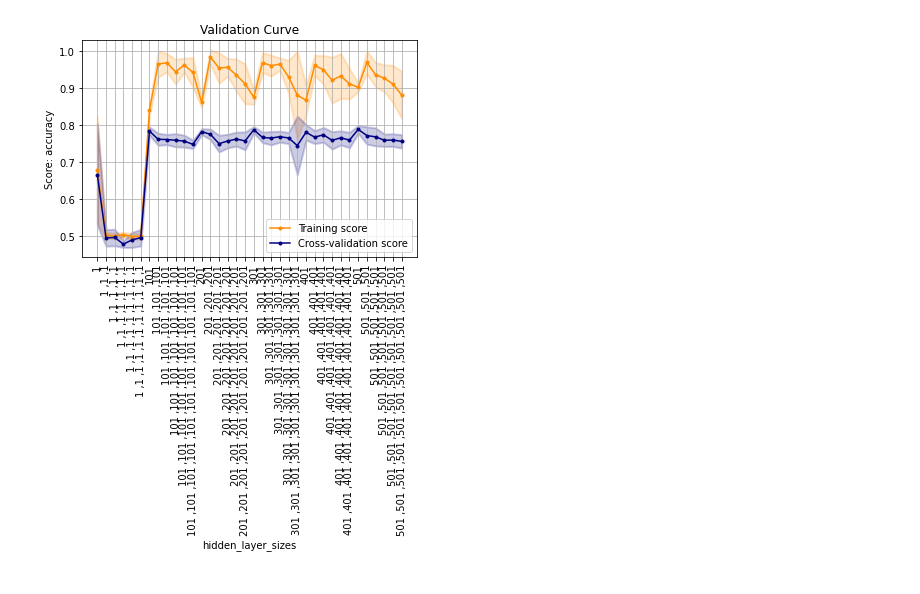
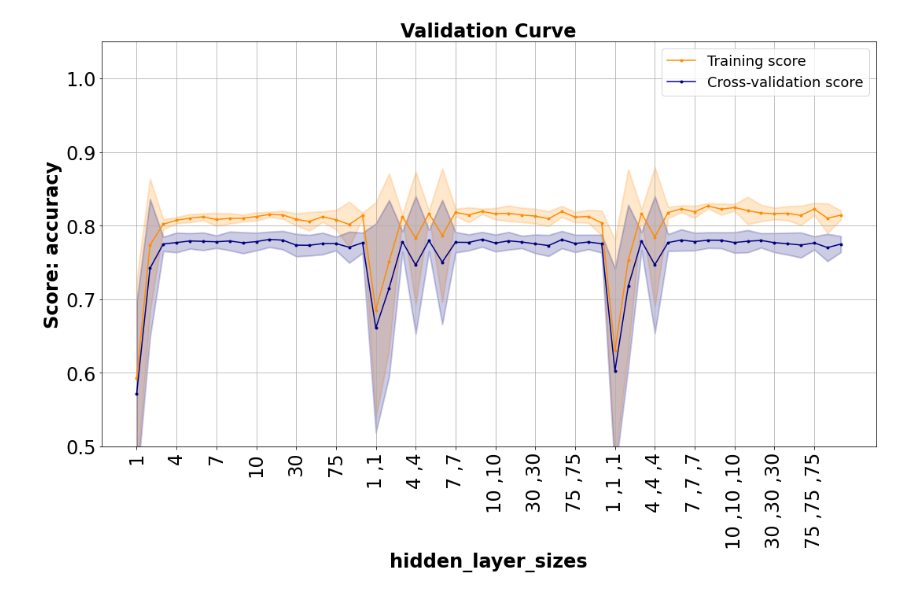
Before and after one commit to Inquisitive-ME/SupervisedLearning_Project_Code, a Jupyter notebook: NeuralNetworks/faces_NN_analysis.ipynb, the cells around one changed output. Cells and saved outputs as stored; diff of their text form; code cells hidden in the pictures.

```diff
--- a/NeuralNetworks/faces_NN_analysis.ipynb
+++ b/NeuralNetworks/faces_NN_analysis.ipynb
@@ -9,12 +9,21 @@ from data.faces.faces_data import get_faces_dataset
 import common_grid_search_analysis
 import TrainingCurves
 
+import pickle
 import numpy as np
 import pandas  as pd
 import matplotlib.pyplot as plt
 from sklearn.neural_network import MLPClassifier
+from sklearn.model_selection import train_test_split
 
-PLOT_PREFIX = "Figures/FACES_NN_PLOT_"
+GS_FILE_NAME_PREFIX = "Analysis_Data/FACES_NN_DATA"
+
+PLOT_SAVE_LOCATION = "Figures/"
+ALGO = "Neural Network"
+DATASET = "Faces"
 GLOBAL_FIG_COUNTER = 0
 
-GS_FILE_NAME_PREFIX = "Analysis_Data/FACES_NN_DATA"
+default_title = "{} Default Learning Curve\n Data Set: {}".format(ALGO, DATASET)
+final_title = "{} Final Tuning Learning Curve\n Data Set: {}".format(ALGO, DATASET)
+
+ylim=(0.5, 1.05)
@@ -75,0 +245,5 @@ Saved  Analysis_Data/FACES_NN_DATA_learning_rate_adaptive-constant_learning_rate
+# %%
+default_parameters['learning_rate_init'] = 0.007
+train_scores_mean, train_scores_std, test_scores_mean, test_scores_std = TrainingCurves.perform_validation_curve(MLPClassifier(**default_parameters), X_train, y_train, 'hidden_layer_sizes', hidden_layer_sizes, 'accuracy', cv=TrainingCurves.get_cv(), verbose=10)
+
+TrainingCurves.plot_validation_curve(train_scores_mean, train_scores_std, test_scores_mean, test_scores_std, "hidden_layer_sizes", string_hidden_layer_size, title="Validation Curve", scoring="accuracy", tick_spacing=3, rotation='vertical', ylim=ylim)
@@ -76,12 +263,10 @@ Saved  Analysis_Data/FACES_NN_DATA_learning_rate_adaptive-constant_learning_rate
 # %%
-import pickle
-
-num_nodes_per_layer = [i for i in range(1, 502, 100)]
-num_hidden_layers = [i for i in range(1, 12, 2)]
+num_nodes_per_layer = [1, 2, 3, 4, 5, 6, 7, 8, 9, 10, 15, 20, 30, 40, 50, 75, 100, 200]
+num_hidden_layers = [i for i in range(1, 4, 1)]
 
 hidden_layer_sizes = []
-for num_nodes in num_nodes_per_layer:
-    for num_layers in num_hidden_layers:
+for num_layers in num_hidden_layers:
+    for num_nodes in num_nodes_per_layer:
         tmp_hl = []
         for i in range(num_layers):
             tmp_hl.append(num_nodes)
@@ -97,14 +282,21 @@ for i in hidden_layer_sizes:
     temp=temp[:-2]
     string_hidden_layer_size.append(temp)
 
+temp_val_score_file_name = 'temp_NN_val_scores_GS_layer_variance'
 
-if(os.path.isfile('temp_val_scores.pickle')):
-    with open('temp_val_scores.pickle', 'rb') as handle:
+default_parameters = {'max_iter': 150, "batch_size": 72, "activation": 'logistic', 'learning_rate_init': 0.0015}
+for key, value in default_parameters.items():
+    temp_val_score_file_name += "_{}={}".format(key, str(value))
+temp_val_score_file_name += ".pickle"
+
+
+if(os.path.isfile(temp_val_score_file_name)):
+    with open(temp_val_score_file_name, 'rb') as handle:
         train_scores_mean, train_scores_std, test_scores_mean, test_scores_std = pickle.load(handle)
 else:
-    train_scores_mean, train_scores_std, test_scores_mean, test_scores_std = TrainingCurves.perform_validation_curve(MLPClassifier(), X_train, y_train, 'hidden_layer_sizes', hidden_layer_sizes, 'accuracy', cv=TrainingCurves.get_cv())
-    with open('temp_val_scores.pickle', 'wb') as handle:
+    train_scores_mean, train_scores_std, test_scores_mean, test_scores_std = TrainingCurves.perform_validation_curve(MLPClassifier(**default_parameters), X_train, y_train, 'hidden_layer_sizes', hidden_layer_sizes, 'accuracy', cv=TrainingCurves.get_cv(), verbose=10)
+    with open(temp_val_score_file_name, 'wb') as handle:
         pickle.dump((train_scores_mean, train_scores_std, test_scores_mean, test_scores_std), handle, protocol=pickle.HIGHEST_PROTOCOL)
 
-TrainingCurves.plot_validation_curve(train_scores_mean, train_scores_std, test_scores_mean, test_scores_std, "hidden_layer_sizes", string_hidden_layer_size, title="Validation Curve", scoring="accuracy", tick_spacing=1, rotation='vertical')
+TrainingCurves.plot_validation_curve(train_scores_mean, train_scores_std, test_scores_mean, test_scores_std, "hidden_layer_sizes", string_hidden_layer_size, title="Validation Curve", scoring="accuracy", tick_spacing=3, rotation='vertical', ylim=ylim)
 # %% [output]
@@ -111 +314 @@ TrainingCurves.plot_validation_curve(train_scores_mean, train_scores_std, test_s
-[figure, old version]
+[figure, new version]
```
Also changed, not shown: parts of 32 cells of this notebook, 1 other file.
